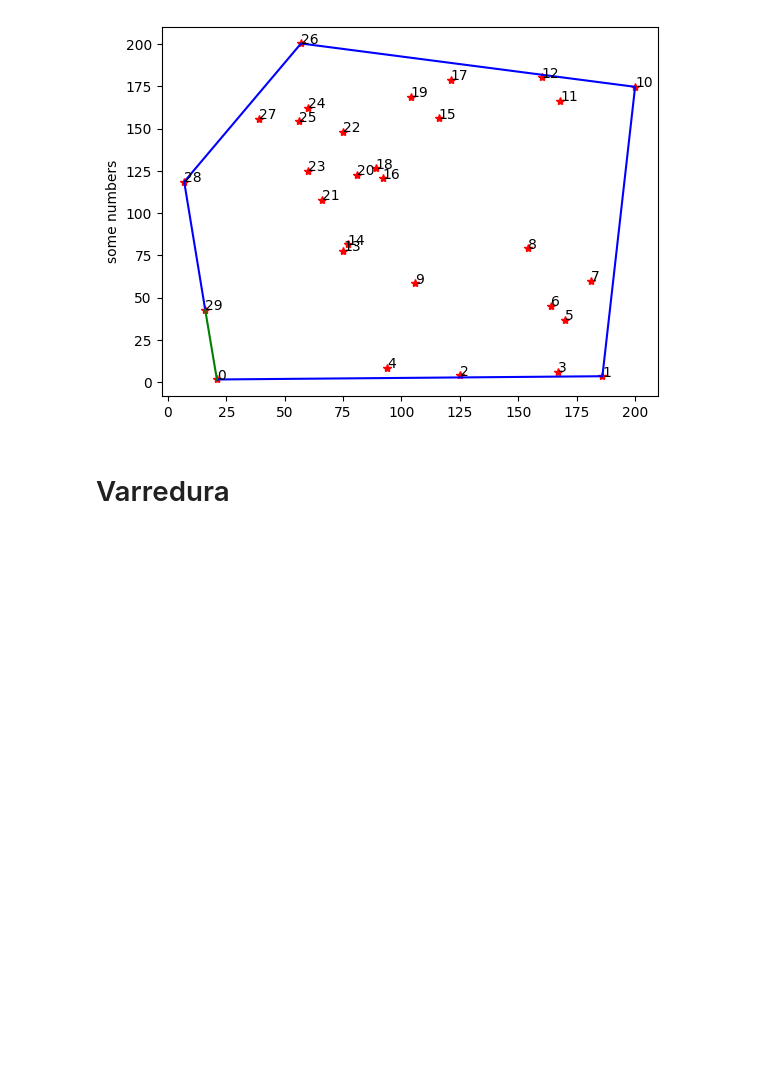
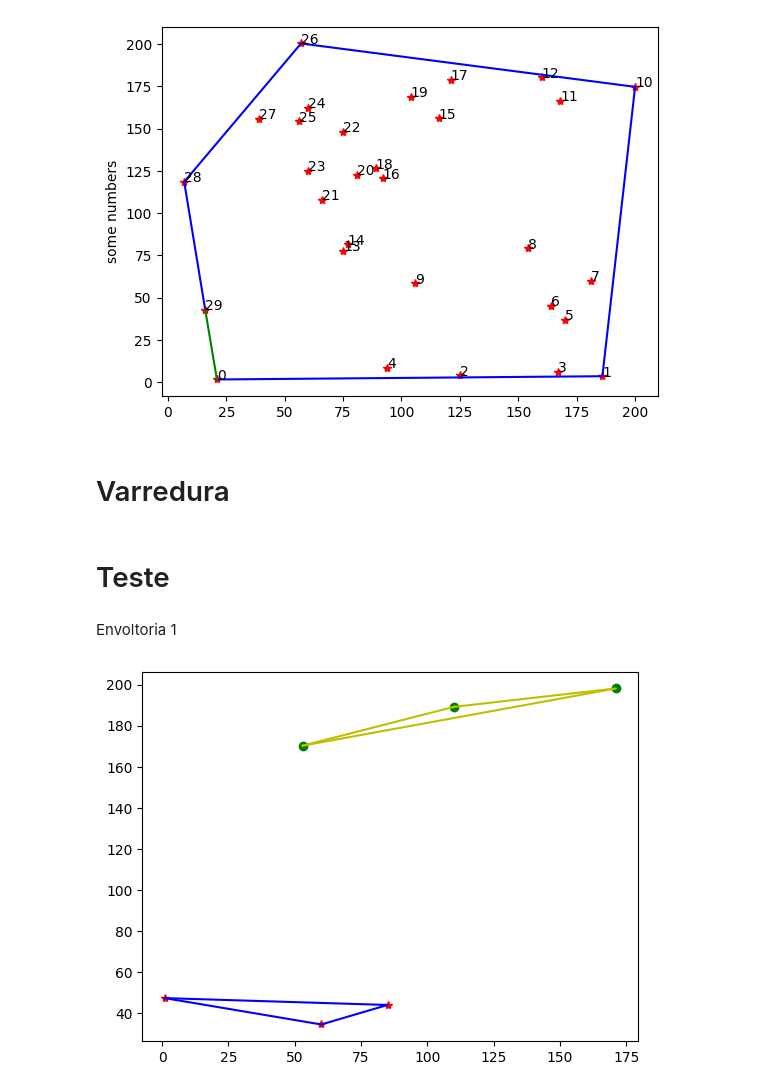
Before and after one commit to Gcastelo01/TP1_Alg2, a Jupyter notebook: TP1_Classificador.ipynb, the cells around one changed output. Saved outputs shown, nothing was run; the diff lists cells and outputs as text; code cells hidden in the pictures; blank space fills up the shorter version.

Commit message:
Funcionando, porem falta realizar mais teste

```diff
--- a/TP1_Classificador.ipynb
+++ b/TP1_Classificador.ipynb
@@ -35,6 +35,11 @@ class Dot:
 
     def __repr__(self):
         return f'({self.x}, {self.y})'
+
+    def __eq__(self, other):
+        if(self.x == other.x and self.y == other.x):
+            return True
+        return False
 # %%
 class Endpoint:
     def __init__(self, dot:Dot, segmentIndx,  endpointType):
@@ -330 +340,47 @@ def sweepLineIntersection(endpoitsList, segmentsList):
     return False
+# %% [markdown]
+# Teste
+# %% [markdown]
+Envoltoria 1
+# %%
+def EnvoltoriaAleatoria(seed=12, numDots=20, x_inicial=0, x_final=100, y_inicial=0, y_final=100):
+    dot_list = []
+
+    random.seed(seed)
+    for i in range(numDots):
+        x = randint(x_inicial, x_final)
+        y = noise(randint(y_inicial,y_final))
+        a = Dot(x, y)
+        dot_list.append(a)
+
+    sorted_list = sortDotsByPolarAngle(dot_list)
+
+    return  (dot_list, Graham(sorted_list))
+
+def plotEnvoltoria(ax, pontos, envoltoria, dotType='r*', envType='b-'):
+
+    for i in range(len(pontos)):
+        ax.plot(pontos[i].x, pontos[i].y, dotType)
+
+    lista_Envoltoria = [[], []]
+
+    for e in envoltoria:
+        lista_Envoltoria[0].append(e.x)
+        lista_Envoltoria[1].append(e.y)
+
+    ax.plot(lista_Envoltoria[0], lista_Envoltoria[1], envType)
+    ax.plot([lista_Envoltoria[0][len(lista_Envoltoria[0]) - 1], lista_Envoltoria[0][0]], [lista_Envoltoria[1][len(lista_Envoltoria[1]) - 1], lista_Envoltoria[1][0]], envType)
+
+
+nPoints = 3
+(pontosA, EnvoltoriaA) = EnvoltoriaAleatoria(numDots=nPoints)
+(pontosB, EnvoltoriaB) = EnvoltoriaAleatoria(3, nPoints, 50, 200, 50, 200)
+
+fig, ax = plt.subplots()
+
+plotEnvoltoria(ax, pontosA, EnvoltoriaA)
+plotEnvoltoria(ax, pontosB, EnvoltoriaB, dotType='go', envType='y-')
+
+plt.show()
+# %% [output]
+[figure, added]
```
Also changed, not shown: parts of 14 cells of this notebook.
